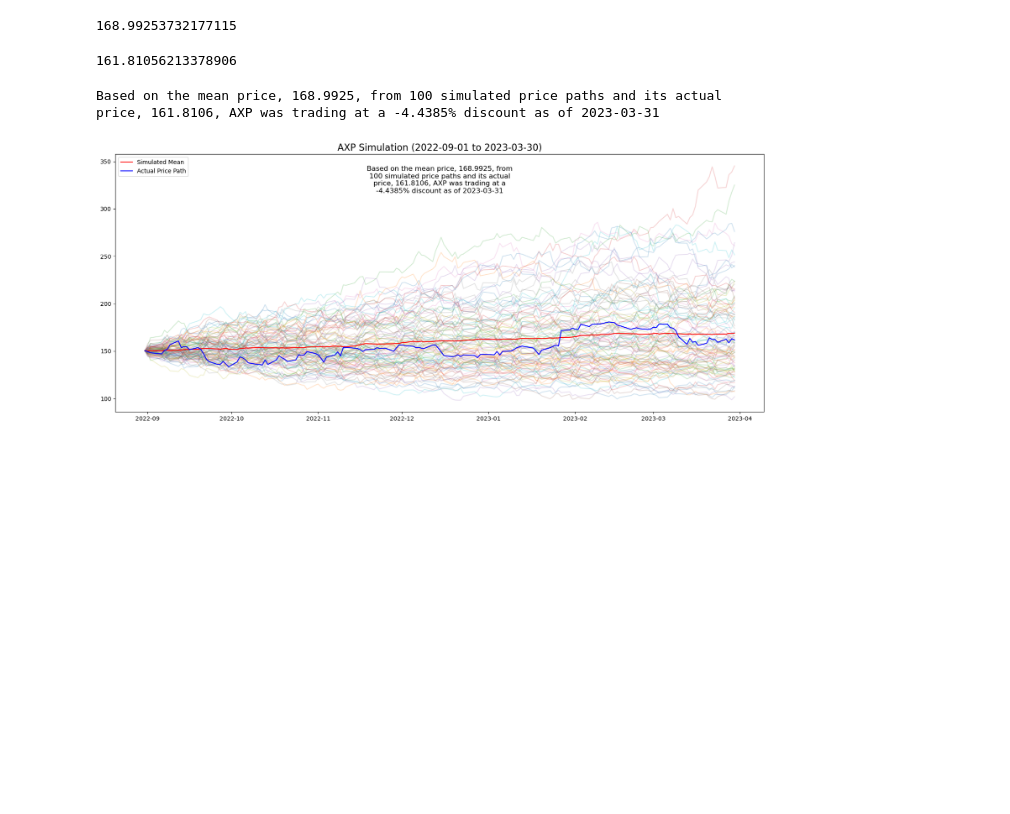
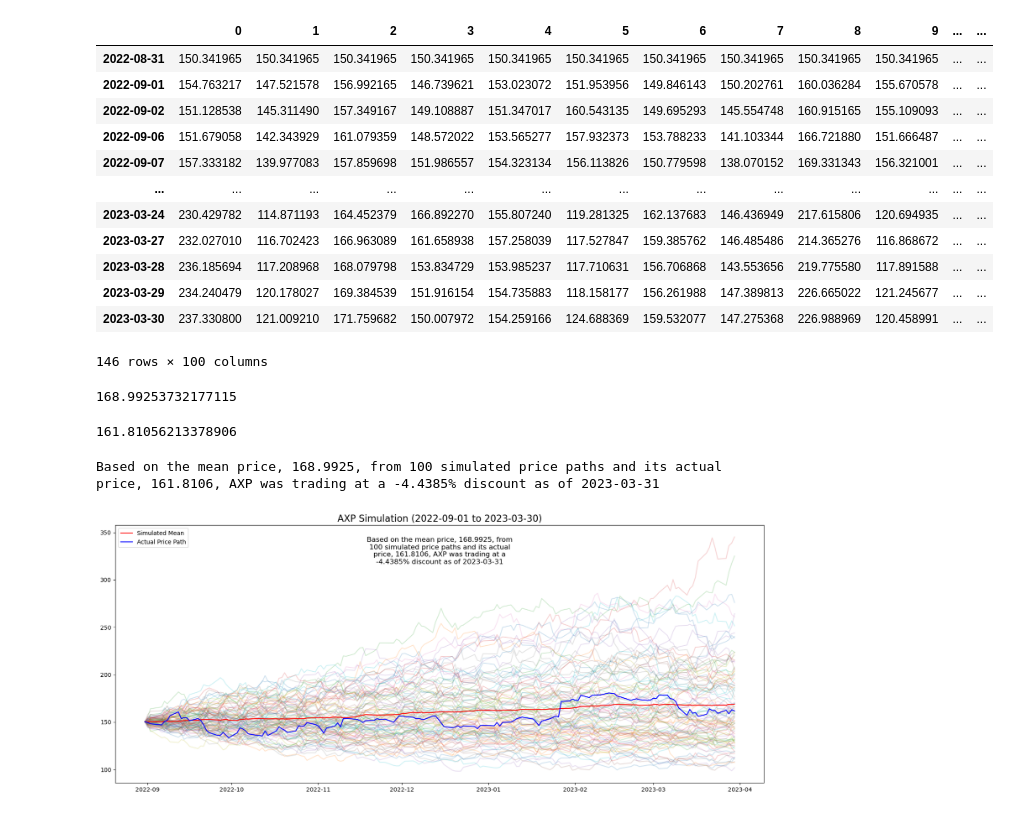
Before and after one commit to jcgr11/GBM-Simulations, a Jupyter notebook: amex_gbm.ipynb, the cells around one changed output. Cells and saved outputs as stored; diff of their text form; code cells hidden in the pictures; blank space fills up the shorter version.

```diff
--- a/amex_gbm.ipynb
+++ b/amex_gbm.ipynb
@@ -50,10 +127,26 @@ selected_indices = adj_close[LAST_TRAIN_DATE:LAST_TEST_DATE].index
 index = [date.date() for date in selected_indices]
 # %%
 gbm_simulations_df = pd.DataFrame(np.transpose(gbm_simulations), index=index)
-V1_sim_mean = gbm_simulations_df.iloc[-1,0:].mean()
-V1_sim_mean
+gbm_simulations_df
 # %% [output]
+|  | 0 | 1 | 2 | 3 | 4 | 5 | 6 | 7 | 8 | 9 | ... | ... |
+| 2022-08-31 | 150.341965 | 150.341965 | 150.341965 | 150.341965 | 150.341965 | 150.341965 | 150.341965 | 150.341965 | 150.341965 | 150.341965 | ... | ... |
+| 2022-09-01 | 154.763217 | 147.521578 | 156.992165 | 146.739621 | 153.023072 | 151.953956 | 149.846143 | 150.202761 | 160.036284 | 155.670578 | ... | ... |
+| 2022-09-02 | 151.128538 | 145.311490 | 157.349167 | 149.108887 | 151.347017 | 160.543135 | 149.695293 | 145.554748 | 160.915165 | 155.109093 | ... | ... |
+| 2022-09-06 | 151.679058 | 142.343929 | 161.079359 | 148.572022 | 153.565277 | 157.932373 | 153.788233 | 141.103344 | 166.721880 | 151.666487 | ... | ... |
+| 2022-09-07 | 157.333182 | 139.977083 | 157.859698 | 151.986557 | 154.323134 | 156.113826 | 150.779598 | 138.070152 | 169.331343 | 156.321001 | ... | ... |
+| ... | ... | ... | ... | ... | ... | ... | ... | ... | ... | ... | ... | ... |
+| 2023-03-24 | 230.429782 | 114.871193 | 164.452379 | 166.892270 | 155.807240 | 119.281325 | 162.137683 | 146.436949 | 217.615806 | 120.694935 | ... | ... |
+| 2023-03-27 | 232.027010 | 116.702423 | 166.963089 | 161.658938 | 157.258039 | 117.527847 | 159.385762 | 146.485486 | 214.365276 | 116.868672 | ... | ... |
+| 2023-03-28 | 236.185694 | 117.208968 | 168.079798 | 153.834729 | 153.985237 | 117.710631 | 156.706868 | 143.553656 | 219.775580 | 117.891588 | ... | ... |
+| 2023-03-29 | 234.240479 | 120.178027 | 169.384539 | 151.916154 | 154.735883 | 118.158177 | 156.261988 | 147.389813 | 226.665022 | 121.245677 | ... | ... |
+| 2023-03-30 | 237.330800 | 121.009210 | 171.759682 | 150.007972 | 154.259166 | 124.688369 | 159.532077 | 147.275368 | 226.988969 | 120.458991 | ... | ... |
-168.99253732177115
+146 rows × 100 columns
+# %%
+V1_sim_mean = gbm_simulations_df.iloc[-1,0:].mean()
+V1_sim_mean
+# %% [output]
+168.99253732177115
 # %%
 V1_axp = adj_close.iloc[-1]
 V1_axp
```
Also changed, not shown: parts of 5 cells of this notebook, 1 other file.
